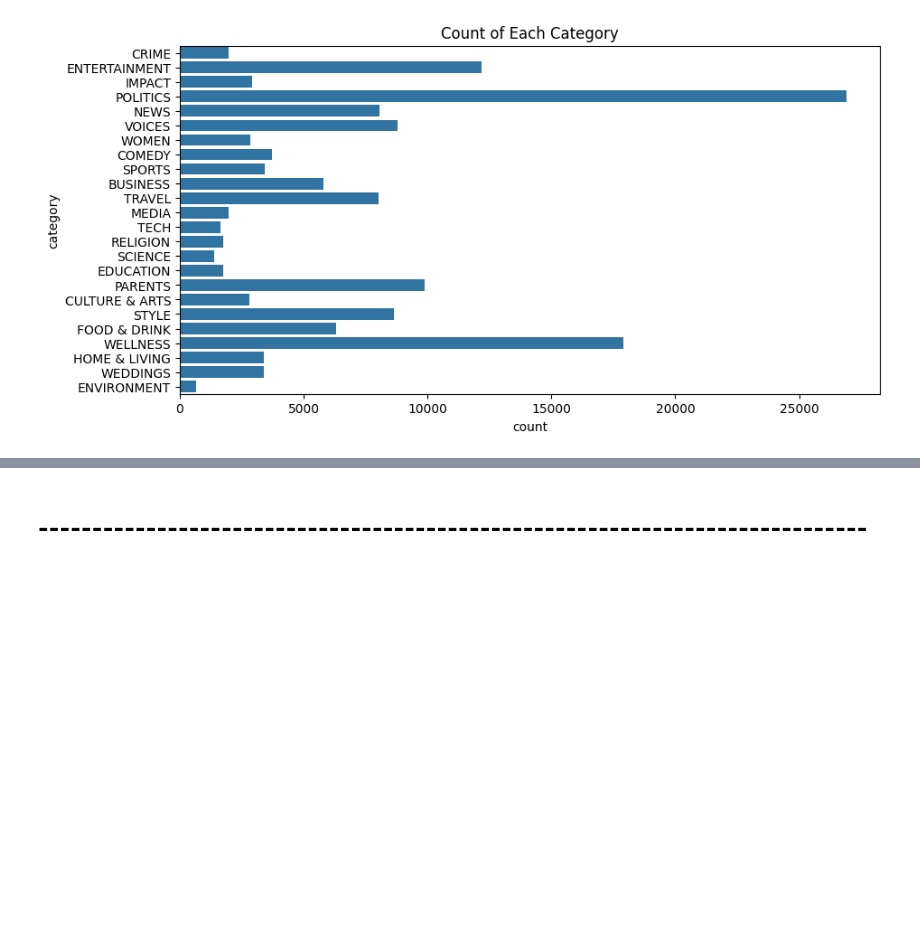
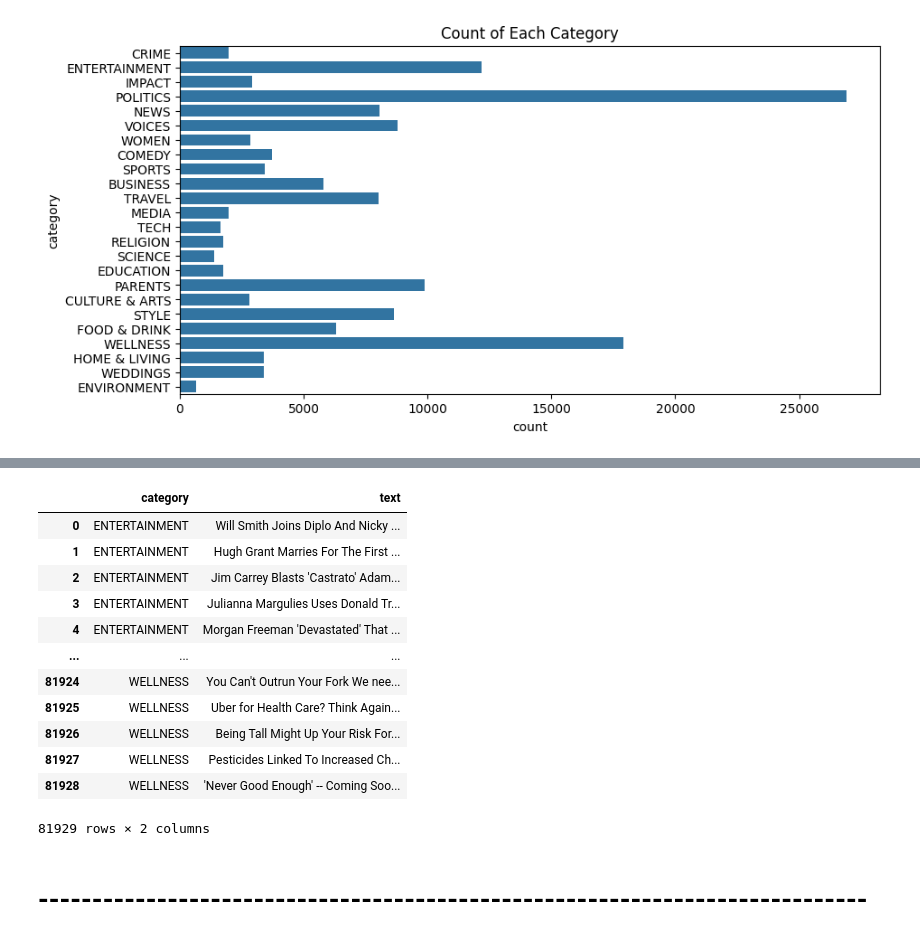
Before and after one commit to yanchuiko/ML-Text-Classification, a Jupyter notebook: notebook.ipynb, the cells around one changed output, grey strips where cells are left out. Cells and saved outputs as stored; diff of their text form; code cells hidden in the pictures; blank space fills up the shorter version.

```diff
--- a/notebook.ipynb
+++ b/notebook.ipynb
@@ -279,3 +324,23 @@ plt.show()
+# %%
+# Reset the index
+df = df.reset_index(drop=True)
+# %%
+# Display the updated dataset
+df
+# %% [output]
+|  | category | text |
+| 0 | ENTERTAINMENT | Will Smith Joins Diplo And Nicky ... |
+| 1 | ENTERTAINMENT | Hugh Grant Marries For The First ... |
+| 2 | ENTERTAINMENT | Jim Carrey Blasts 'Castrato' Adam... |
+| 3 | ENTERTAINMENT | Julianna Margulies Uses Donald Tr... |
+| 4 | ENTERTAINMENT | Morgan Freeman 'Devastated' That ... |
+| ... | ... | ... |
+| 81924 | WELLNESS | You Can't Outrun Your Fork We nee... |
+| 81925 | WELLNESS | Uber for Health Care? Think Again... |
+| 81926 | WELLNESS | Being Tall Might Up Your Risk For... |
+| 81927 | WELLNESS | Pesticides Linked To Increased Ch... |
+| 81928 | WELLNESS | 'Never Good Enough' -- Coming Soo... |
+81929 rows × 2 columns
 # %% [markdown]
 # -----------------------------------------------------------------------------
 # %% [markdown]
```
Also changed, not shown: parts of 3 cells of this notebook.
